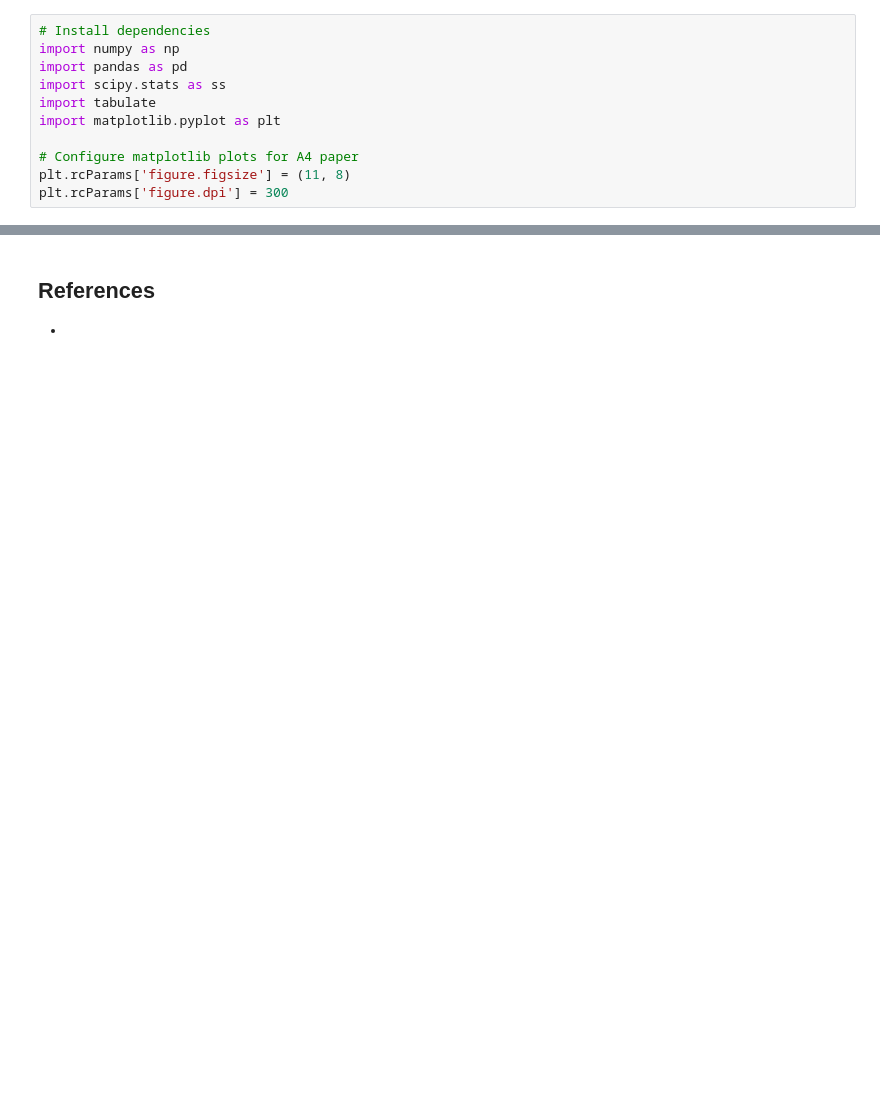
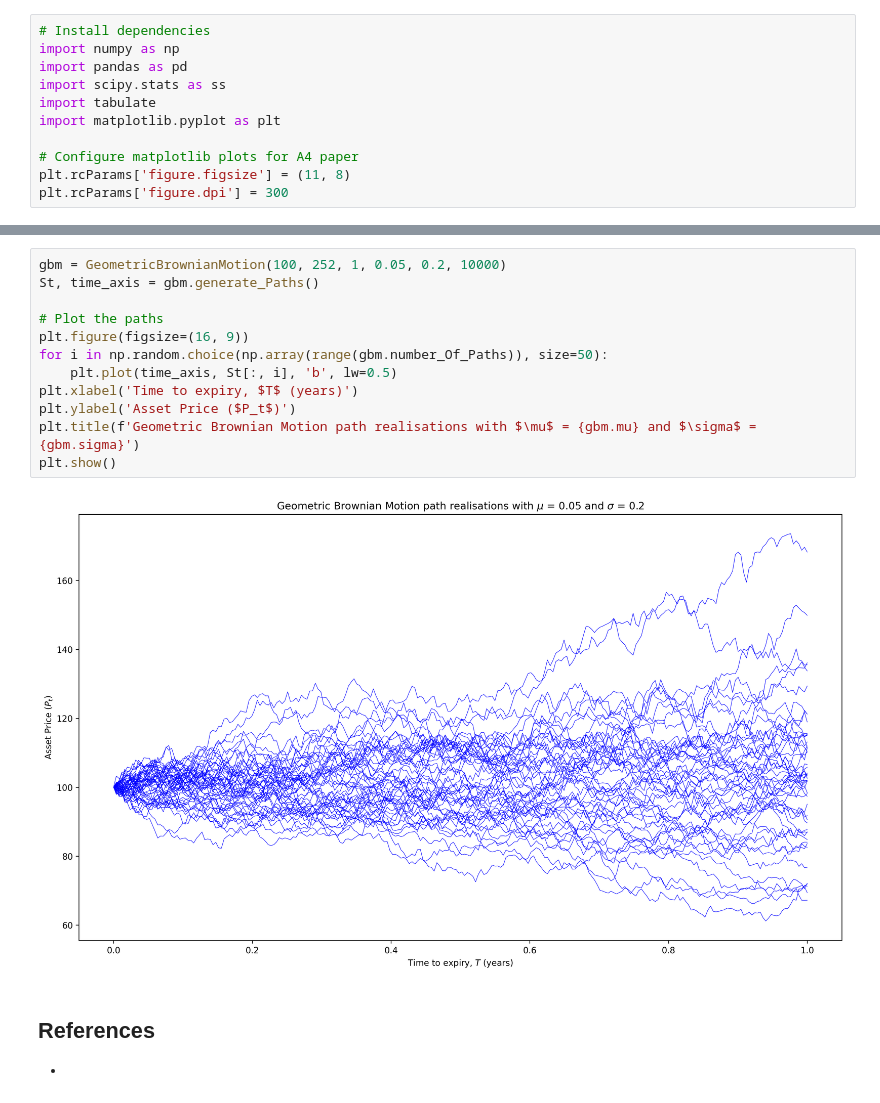
Before and after one commit to imharrisonking/cqf, a Jupyter notebook: 03-equities-and-currencies/exam/E2_HARRISON_KING_REPORT.ipynb, the cells around one changed output, grey strips where cells are left out. Cells and saved outputs as stored; diff of their text form; blank space fills up the shorter version.

Commit message:
Geometric Brownian Motion Monte Carlo simulation completed

```diff
--- a/03-equities-and-currencies/exam/E2_HARRISON_KING_REPORT.ipynb
+++ b/03-equities-and-currencies/exam/E2_HARRISON_KING_REPORT.ipynb
@@ -244,3 +297,17 @@ plt.rcParams['figure.dpi'] = 300
+# %%
+gbm = GeometricBrownianMotion(100, 252, 1, 0.05, 0.2, 10000)
+St, time_axis = gbm.generate_Paths()
+
+# Plot the paths
+plt.figure(figsize=(16, 9))
+for i in np.random.choice(np.array(range(gbm.number_Of_Paths)), size=50):
+    plt.plot(time_axis, St[:, i], 'b', lw=0.5)
+plt.xlabel('Time to expiry, $T$ (years)')
+plt.ylabel('Asset Price ($P_t$)')
+plt.title(f'Geometric Brownian Motion path realisations with $\mu$ = {gbm.mu} and $\sigma$ = {gbm.sigma}')
+plt.show()
+# %% [output]
+[figure, added]
 # %% [markdown]
 ## References
 -
```
Also changed, not shown: parts of 3 cells of this notebook.
